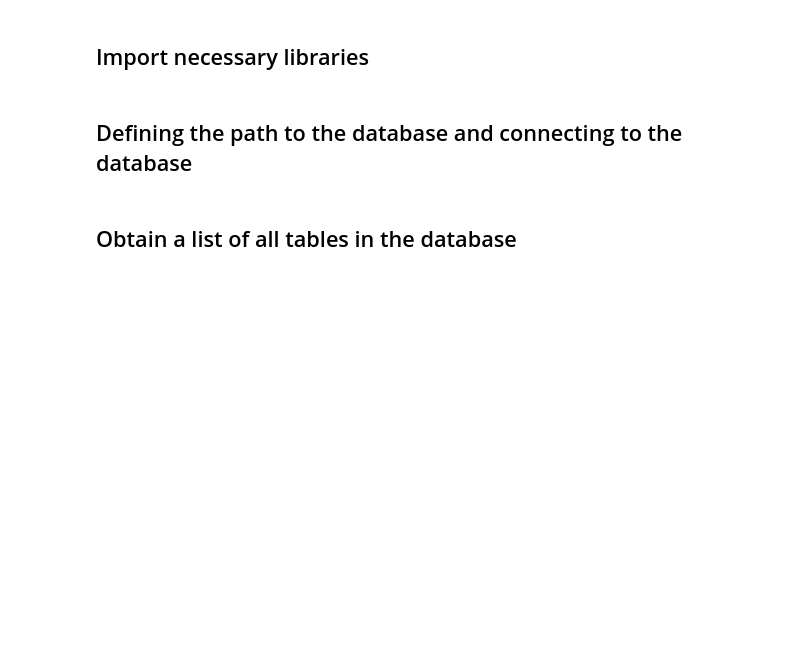
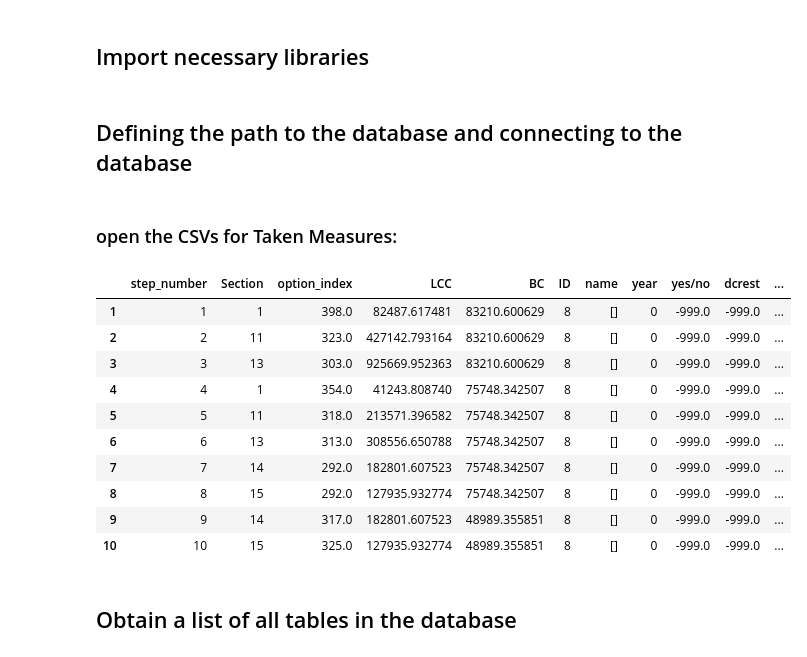
Before and after one commit to Deltares/VRSuiteUtils, a Jupyter notebook: postprocessing/get_database_info.ipynb, the cells around one changed output. Drawn from its saved outputs; the diff is of its cells as text; code cells hidden in the pictures; blank space fills up the shorter version.

```diff
--- a/postprocessing/get_database_info.ipynb
+++ b/postprocessing/get_database_info.ipynb
@@ -9,7 +10,39 @@ import numpy as np
 ## Defining the path to the database and connecting to the database
 # %%
 db_path = Path(r'n:\Projects\11209000\11209353\B. Measurements and calculations\008 - Resultaten Proefvlucht\ZZL\7-2\databases\database_bekleding_bovengrens\traject_7_2.db')
+csv_path = Path(r'n:\Projects\11209000\11209353\B. Measurements and calculations\008 - Resultaten Proefvlucht\ZZL\7-2\databases\database_bekleding_bovengrens\Basisberekening')
 conn = sqlite3.connect(db_path)
+# %% [markdown]
+### open the CSVs for Taken Measures:
+# %%
+taken_measure_vrm = pd.read_csv(csv_path.joinpath('TakenMeasures_Veiligheidsrendement.csv'))
+taken_measures_doorsnede = pd.read_csv(csv_path.joinpath('TakenMeasures_Doorsnede-eisen.csv'))
+
+# to get rid of the first row (which is empty)
+taken_measure_vrm = taken_measure_vrm.iloc[1:]
+taken_measures_doorsnede = taken_measures_doorsnede.iloc[1:]
+
+# the first column is Unnamed. Change the name to step_number
+taken_measure_vrm.rename(columns={'Unnamed: 0': 'step_number'}, inplace=True)
+taken_measures_doorsnede.rename(columns={'Unnamed: 0': 'step_number'}, inplace=True)
+
+# the Section column has its values changed to floats, while they should be integers, change them to integers
+taken_measure_vrm['Section'] = taken_measure_vrm['Section'].astype(int)
+taken_measures_doorsnede['Section'] = taken_measures_doorsnede['Section'].astype(int)
+# %%
+taken_measure_vrm.head(10)
+# %% [output]
+|  | step_number | Section | option_index | LCC | BC | ID | name | year | yes/no | dcrest | ... |
+| 1 | 1 | 1 | 398.0 | 82487.617481 | 83210.600629 | 8 | [] | 0 | -999.0 | -999.0 | ... |
+| 2 | 2 | 11 | 323.0 | 427142.793164 | 83210.600629 | 8 | [] | 0 | -999.0 | -999.0 | ... |
+| 3 | 3 | 13 | 303.0 | 925669.952363 | 83210.600629 | 8 | [] | 0 | -999.0 | -999.0 | ... |
+| 4 | 4 | 1 | 354.0 | 41243.808740 | 75748.342507 | 8 | [] | 0 | -999.0 | -999.0 | ... |
+| 5 | 5 | 11 | 318.0 | 213571.396582 | 75748.342507 | 8 | [] | 0 | -999.0 | -999.0 | ... |
+| 6 | 6 | 13 | 313.0 | 308556.650788 | 75748.342507 | 8 | [] | 0 | -999.0 | -999.0 | ... |
+| 7 | 7 | 14 | 292.0 | 182801.607523 | 75748.342507 | 8 | [] | 0 | -999.0 | -999.0 | ... |
+| 8 | 8 | 15 | 292.0 | 127935.932774 | 75748.342507 | 8 | [] | 0 | -999.0 | -999.0 | ... |
+| 9 | 9 | 14 | 317.0 | 182801.607523 | 48989.355851 | 8 | [] | 0 | -999.0 | -999.0 | ... |
+| 10 | 10 | 15 | 325.0 | 127935.932774 | 48989.355851 | 8 | [] | 0 | -999.0 | -999.0 | ... |
 # %% [markdown]
 ## Obtain a list of all tables in the database
 # %%
```
Also changed, not shown: parts of 19 cells of this notebook, 2 other files.
